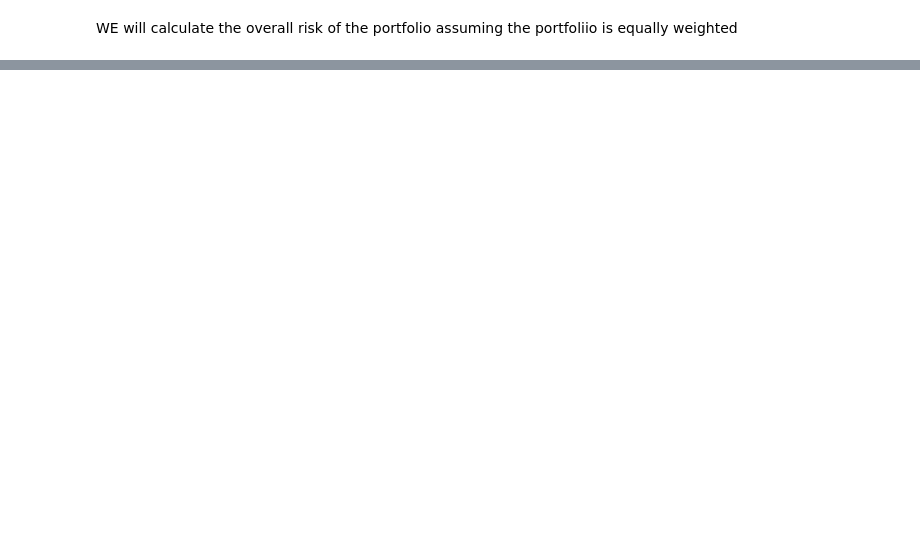
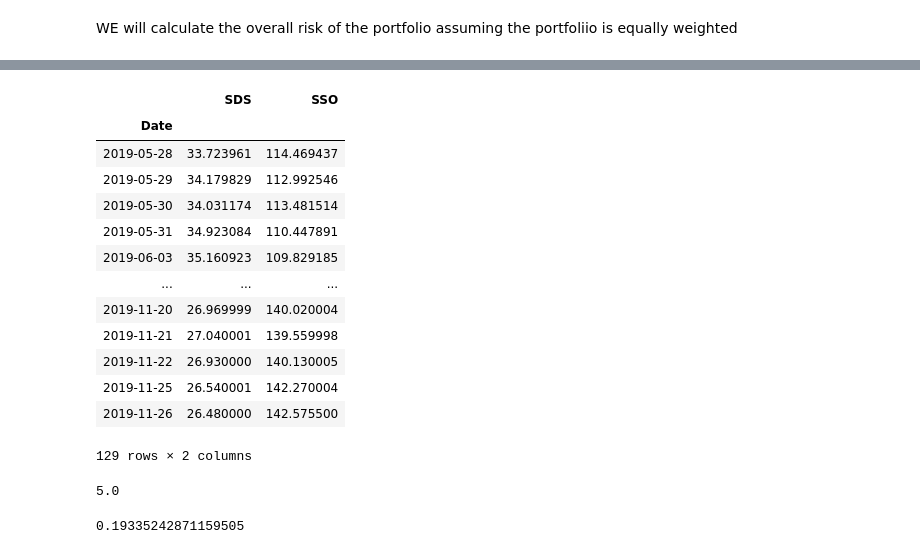
Before and after one commit to Berkat0789/Data_Analysis, a Jupyter notebook: Calculating Volatility amongst 5 2019 IPOs .ipynb, the cells around one changed output, grey strips where cells are left out. Saved outputs shown, nothing was run; the diff lists cells and outputs as text; code cells hidden in the pictures; blank space fills up the shorter version.

```diff
--- a/Calculating Volatility amongst 5 2019 IPOs .ipynb
+++ b/Calculating Volatility amongst 5 2019 IPOs .ipynb
@@ -106,0 +145,22 @@ the overll volitility of the portfolio is 42.0%
+# %%
+ticc = ["SDS", "SSO"]
+framee = pd.DataFrame()
+for tt in ticc:
+    framee[tt] = web.DataReader(tt, data_source = "yahoo", start = "2019-05-26")["Adj Close"]
+# %%
+framee
+# %% [output]
+|  | SDS | SSO |
+| Date |  |  |
+| 2019-05-28 | 33.723961 | 114.469437 |
+| 2019-05-29 | 34.179829 | 112.992546 |
+| 2019-05-30 | 34.031174 | 113.481514 |
+| 2019-05-31 | 34.923084 | 110.447891 |
+| 2019-06-03 | 35.160923 | 109.829185 |
+| ... | ... | ... |
+| 2019-11-20 | 26.969999 | 140.020004 |
+| 2019-11-21 | 27.040001 | 139.559998 |
+| 2019-11-22 | 26.930000 | 140.130005 |
+| 2019-11-25 | 26.540001 | 142.270004 |
+| 2019-11-26 | 26.480000 | 142.575500 |
+129 rows × 2 columns
@@ -106,0 +172,4 @@ the overll volitility of the portfolio is 42.0%
+# %%
+PortexpectedReturn * 100
+# %% [output]
+5.0
@@ -106,0 +180,4 @@ the overll volitility of the portfolio is 42.0%
+# %%
+port_vol
+# %% [output]
+0.19335242871159505
```
Also changed, not shown: parts of 19 cells of this notebook, 4 other files.
